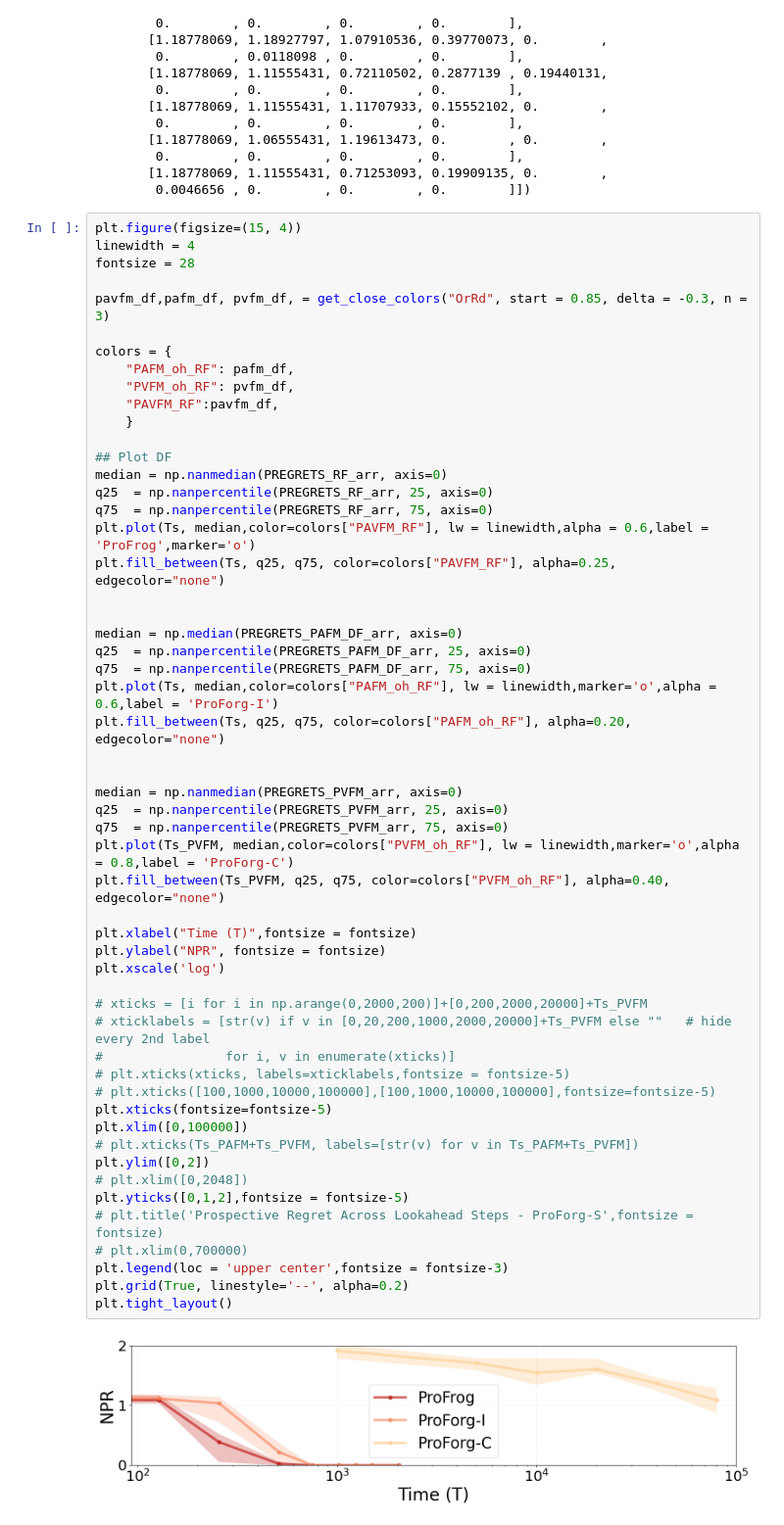
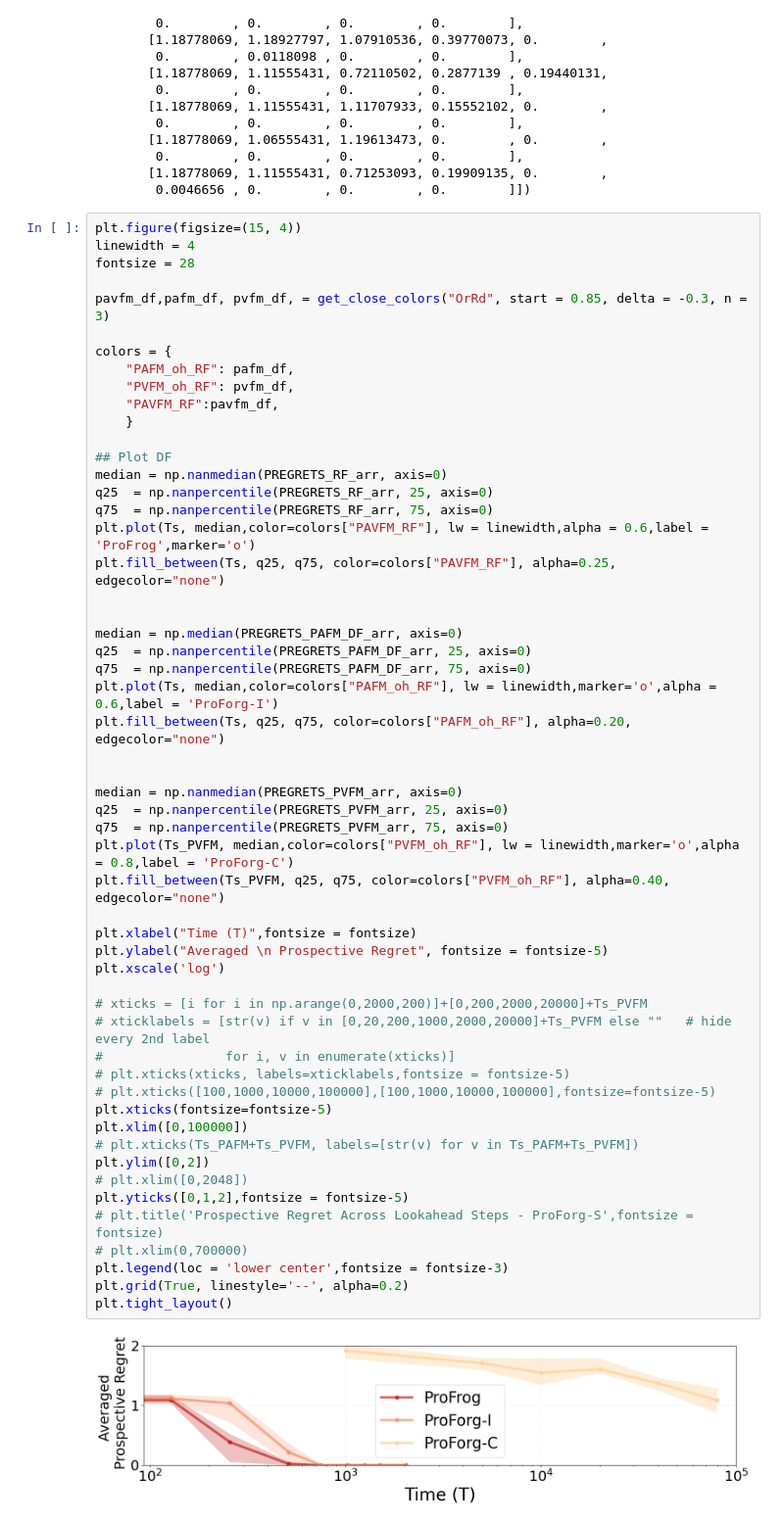
Before and after one commit to neurodata/ProspectiveForaging, a Jupyter notebook: notebooks/fig3_new.ipynb, the cells around one changed output. Shown: that part at 98% size. Cells and saved outputs as stored; diff of their text form.

```diff
--- a/notebooks/fig3_new.ipynb
+++ b/notebooks/fig3_new.ipynb
@@ -124,33 +124,33 @@ q25  = np.nanpercentile(PREGRETS_PAFM_DF_arr, 25, axis=0)
 q75  = np.nanpercentile(PREGRETS_PAFM_DF_arr, 75, axis=0)
 plt.plot(Ts, median,color=colors["PAFM_oh_RF"], lw = linewidth,marker='o',alpha = 0.6,label = 'ProForg-I')
 plt.fill_between(Ts, q25, q75, color=colors["PAFM_oh_RF"], alpha=0.20, edgecolor="none")
 
 
 median = np.nanmedian(PREGRETS_PVFM_arr, axis=0)
 q25  = np.nanpercentile(PREGRETS_PVFM_arr, 25, axis=0)
 q75  = np.nanpercentile(PREGRETS_PVFM_arr, 75, axis=0)
 plt.plot(Ts_PVFM, median,color=colors["PVFM_oh_RF"], lw = linewidth,marker='o',alpha = 0.8,label = 'ProForg-C')
 plt.fill_between(Ts_PVFM, q25, q75, color=colors["PVFM_oh_RF"], alpha=0.40, edgecolor="none")
 
 plt.xlabel("Time (T)",fontsize = fontsize)
-plt.ylabel("NPR", fontsize = fontsize)
+plt.ylabel("Averaged \n Prospective Regret", fontsize = fontsize-5)
 plt.xscale('log')
 
 # xticks = [i for i in np.arange(0,2000,200)]+[0,200,2000,20000]+Ts_PVFM
 # xticklabels = [str(v) if v in [0,20,200,1000,2000,20000]+Ts_PVFM else ""   # hide every 2nd label
 #                for i, v in enumerate(xticks)]
 # plt.xticks(xticks, labels=xticklabels,fontsize = fontsize-5)
 # plt.xticks([100,1000,10000,100000],[100,1000,10000,100000],fontsize=fontsize-5)
 plt.xticks(fontsize=fontsize-5)
 plt.xlim([0,100000])
 # plt.xticks(Ts_PAFM+Ts_PVFM, labels=[str(v) for v in Ts_PAFM+Ts_PVFM])
 plt.ylim([0,2])
 # plt.xlim([0,2048])
 plt.yticks([0,1,2],fontsize = fontsize-5)
 # plt.title('Prospective Regret Across Lookahead Steps - ProForg-S',fontsize = fontsize)
 # plt.xlim(0,700000)
-plt.legend(loc = 'upper center',fontsize = fontsize-3)
+plt.legend(loc = 'lower center',fontsize = fontsize-3)
 plt.grid(True, linestyle='--', alpha=0.2)
 plt.tight_layout()
 # %% [output]
-[figure, old version]
+[figure, new version]
```
Also changed, not shown: 11 other files.
